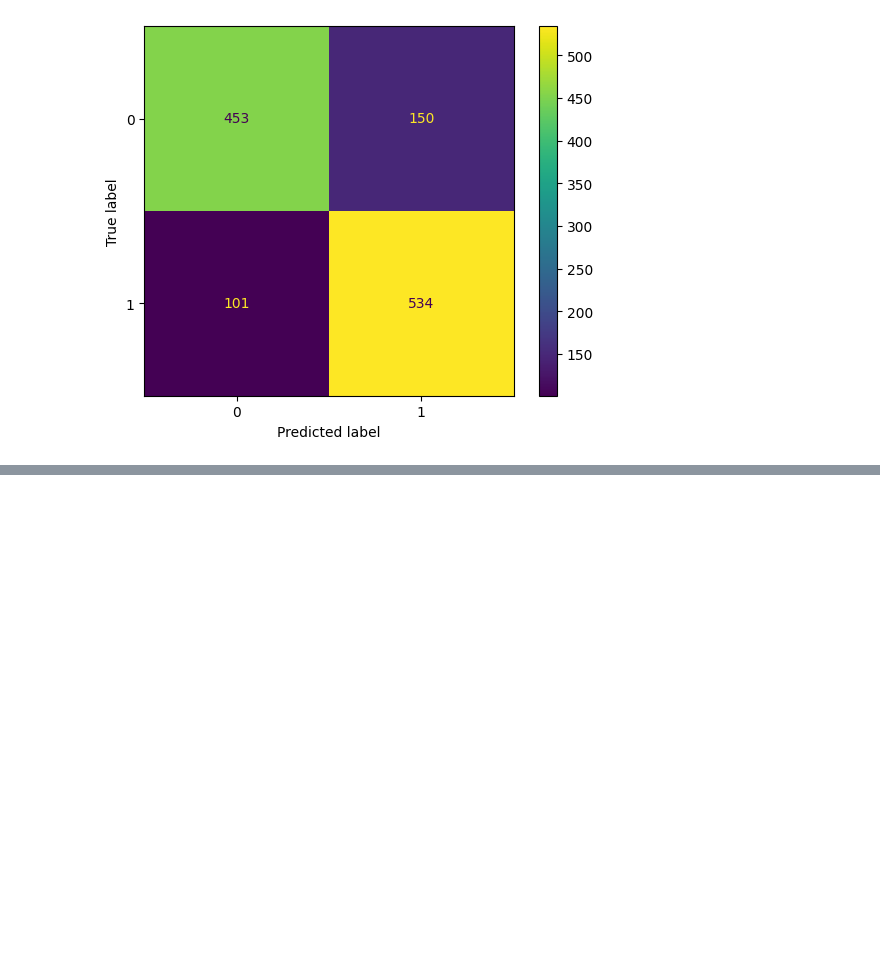
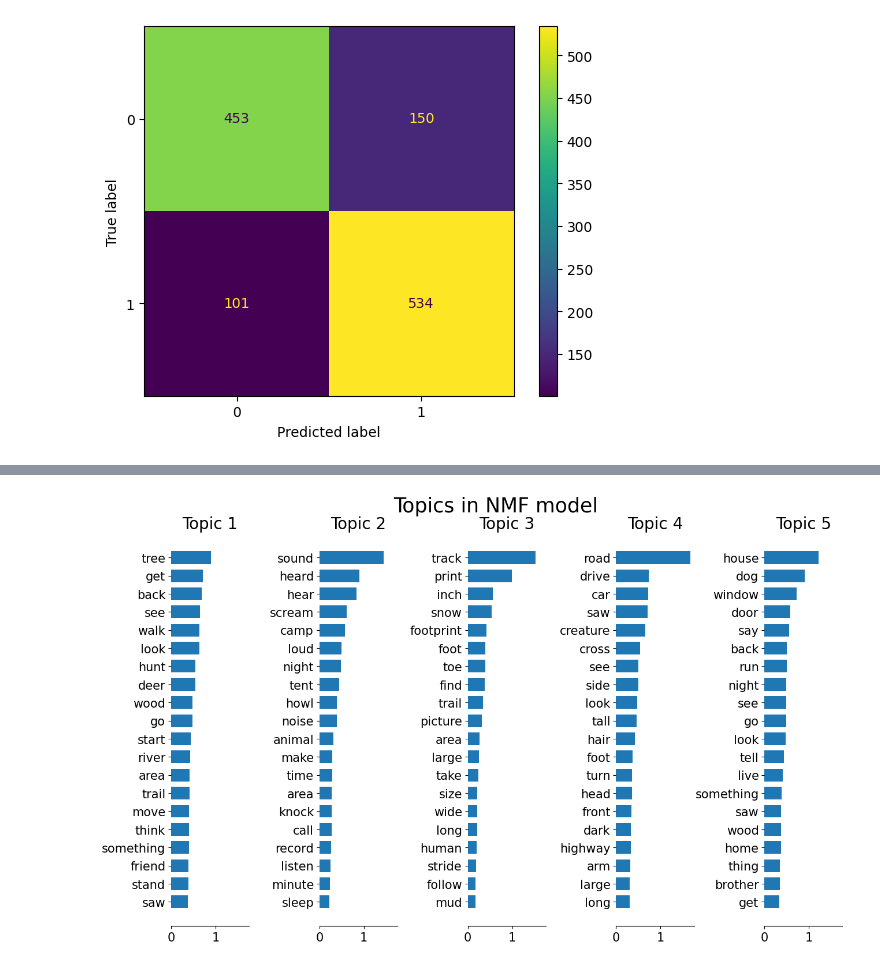
Before and after one commit to julieleung6/where_is_bigfoot, a Jupyter notebook: notebooks/modeling.ipynb, the cells around one changed output, grey strips where cells are left out. Saved outputs shown, nothing was run; the diff lists cells and outputs as text; code cells hidden in the pictures; blank space fills up the shorter version.

```diff
--- a/notebooks/modeling.ipynb
+++ b/notebooks/modeling.ipynb
@@ -445,0 +713,4 @@ sorted(count_vectorizer.vocabulary_.items(), reverse = True)
+# %%
+topic_word_plot()
+# %% [output]
+[figure, added]
```
Also changed, not shown: parts of 79 cells of this notebook, 5 other files.
